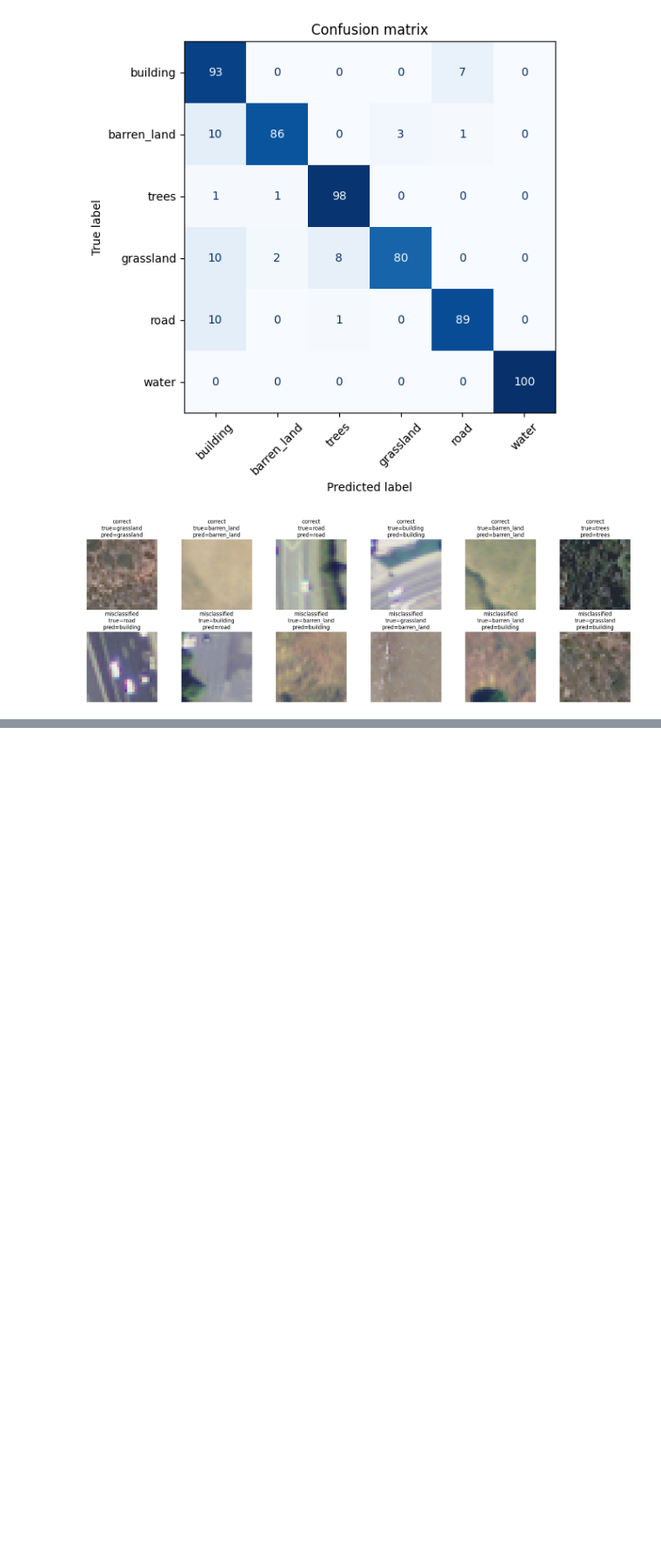
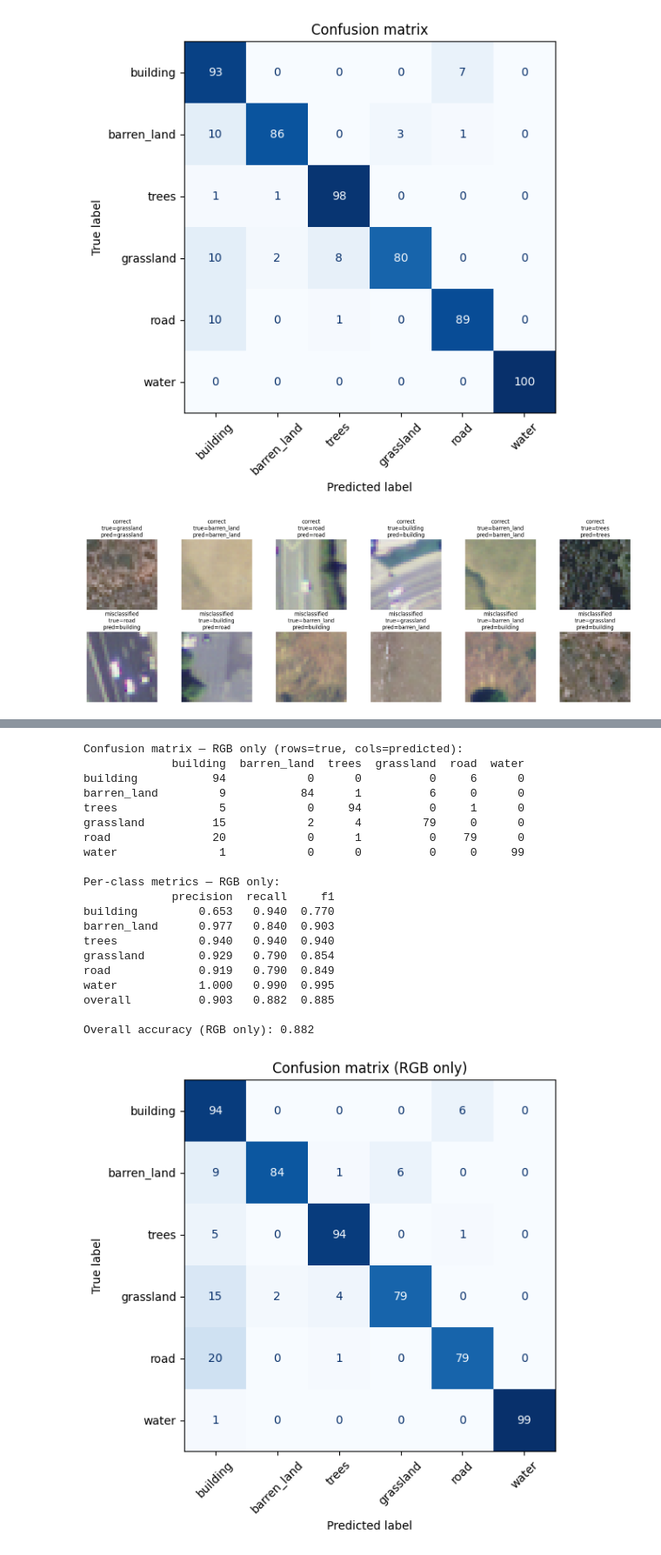
Before and after one commit to shok0n/remote-sensing-lc, a Jupyter notebook: Random_forest_classifier_on_remote_sensing_image.ipynb, the cells around one changed output, grey strips where cells are left out. Shown at 87% size. Saved outputs shown, nothing was run; the diff lists cells and outputs as text; code cells hidden in the pictures; blank space fills up the shorter version.

```diff
--- a/Random_forest_classifier_on_remote_sensing_image.ipynb
+++ b/Random_forest_classifier_on_remote_sensing_image.ipynb
@@ -336,0 +407,50 @@ plt.show()
+# %%
+# Per-class evaluation for the RGB-only classifier
+from sklearn.metrics import confusion_matrix, ConfusionMatrixDisplay, precision_recall_fscore_support
+
+pred_y_rgb = rf_rgb.predict(test_X_rgb)
+true_cls_rgb = np.argmax(test_y.values, axis=1)
+pred_cls_rgb = np.argmax(pred_y_rgb, axis=1)
+
+cm_rgb = confusion_matrix(true_cls_rgb, pred_cls_rgb, labels=np.arange(num_classes))
+print("Confusion matrix — RGB only (rows=true, cols=predicted):")
+print(pd.DataFrame(cm_rgb, index=labels, columns=labels))
+
+p, r, f1, _ = precision_recall_fscore_support(true_cls_rgb, pred_cls_rgb)
+metrics_rgb = pd.DataFrame({"precision": p, "recall": r, "f1": f1}, index=labels)
+metrics_rgb.loc["overall"] = metrics_rgb.mean()
+print("\nPer-class metrics — RGB only:")
+print(metrics_rgb.round(3))
+
+acc_rgb = (true_cls_rgb == pred_cls_rgb).mean()
+print(f"\nOverall accuracy (RGB only): {acc_rgb:.3f}")
+
+fig, ax = plt.subplots(figsize=(6, 6))
+ConfusionMatrixDisplay(confusion_matrix=cm_rgb, display_labels=labels).plot(
+    ax=ax, cmap="Blues", colorbar=False, xticks_rotation=45
+)
+ax.set_title("Confusion matrix (RGB only)")
+plt.tight_layout()
+plt.show()
+# %% [output]
+Confusion matrix — RGB only (rows=true, cols=predicted):
+             building  barren_land  trees  grassland  road  water
+building           94            0      0          0     6      0
+barren_land         9           84      1          6     0      0
+trees               5            0     94          0     1      0
+grassland          15            2      4         79     0      0
+road               20            0      1          0    79      0
+water               1            0      0          0     0     99
+
+Per-class metrics — RGB only:
+             precision  recall     f1
+building         0.653   0.940  0.770
+barren_land      0.977   0.840  0.903
+trees            0.940   0.940  0.940
+grassland        0.929   0.790  0.854
+road             0.919   0.790  0.849
+water            1.000   0.990  0.995
+overall          0.903   0.882  0.885
+
+Overall accuracy (RGB only): 0.882
+[figure, added]
```
Also changed, not shown: parts of 5 cells of this notebook.
